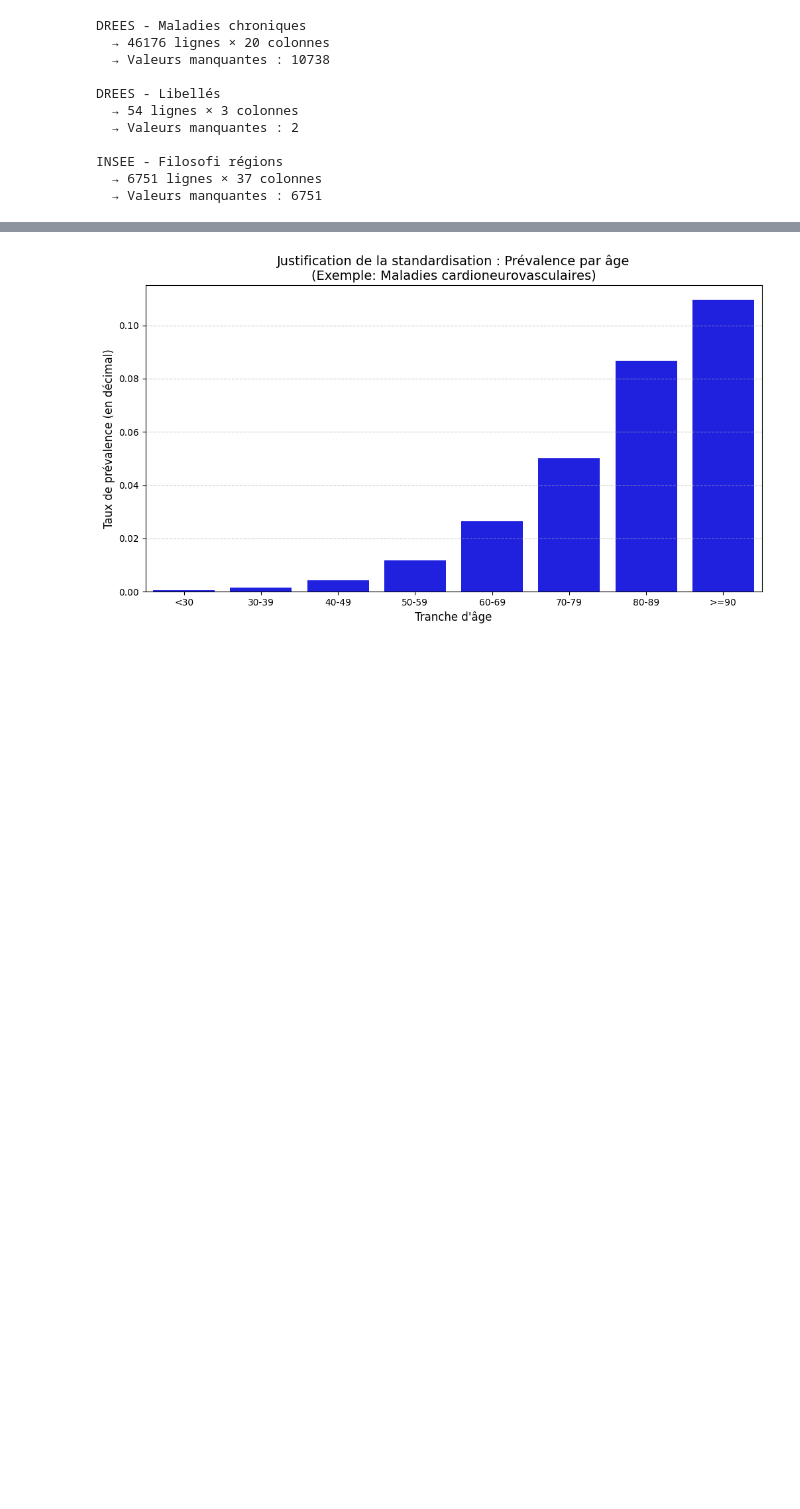
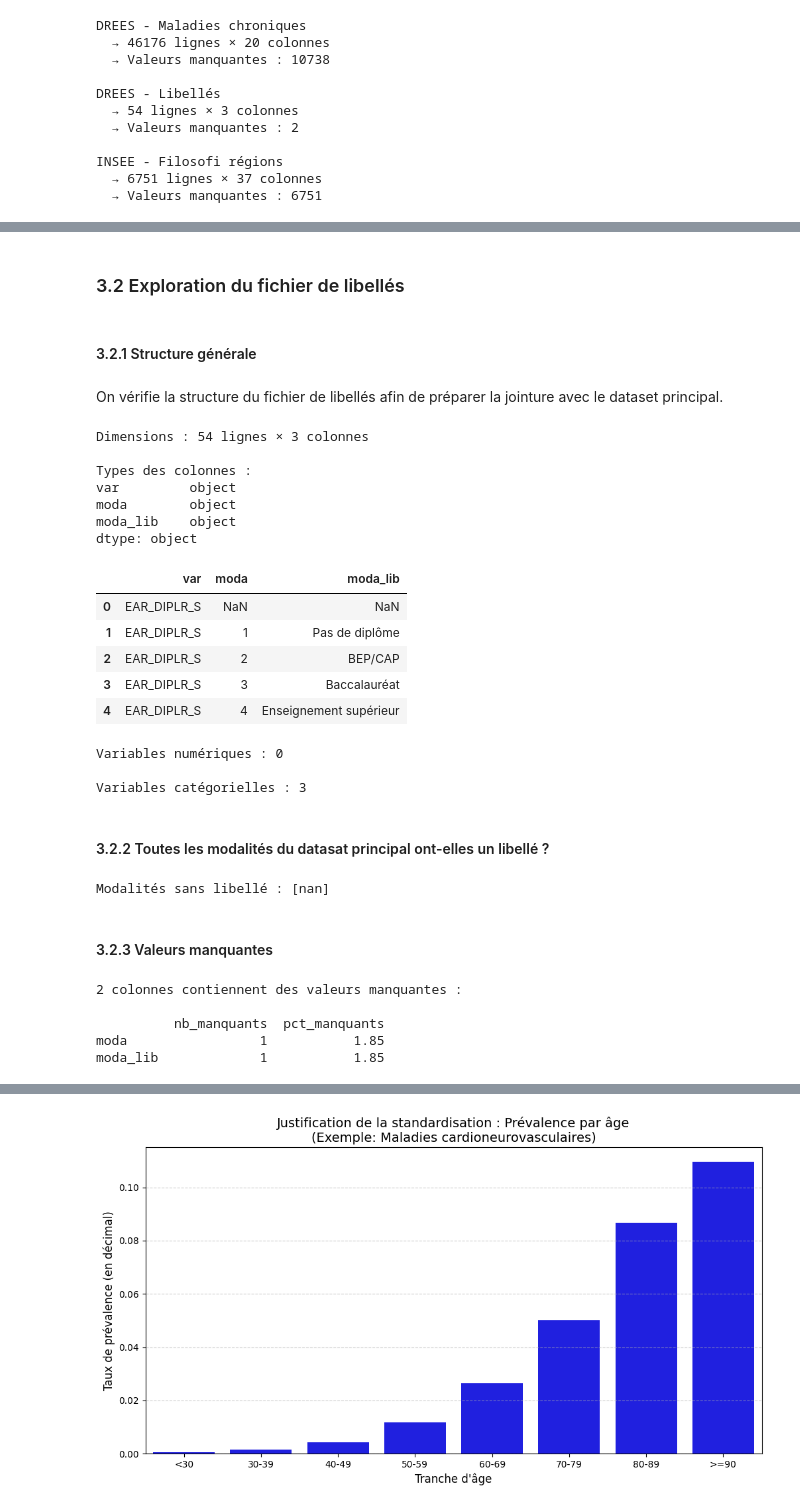
Before and after one commit to clemence-pinsard/projet_python_pour_datascience, a Jupyter notebook: projet.ipynb, the cells around one changed output, grey strips where cells are left out. Cells and saved outputs as stored; diff of their text form; code cells hidden in the pictures; blank space fills up the shorter version.

```diff
--- a/projet.ipynb
+++ b/projet.ipynb
@@ -206,0 +455,66 @@ INSEE - Filosofi régions
+# %% [markdown]
+### 3.2 Exploration du fichier de libellés
+# %% [markdown]
+#### 3.2.1 Structure générale
+# %% [markdown]
+On vérifie la structure du fichier de libellés afin de préparer la jointure avec le dataset principal.
+# %%
+# Dimensions et types
+print(f"Dimensions : {labels.shape[0]} lignes × {labels.shape[1]} colonnes\n")
+print("Types des colonnes :")
+print(labels.dtypes)
+labels.head(5)
+# %% [output]
+Dimensions : 54 lignes × 3 colonnes
+
+Types des colonnes :
+var         object
+moda        object
+moda_lib    object
+dtype: object
+|  | var | moda | moda_lib |
+| 0 | EAR_DIPLR_S | NaN | NaN |
+| 1 | EAR_DIPLR_S | 1 | Pas de diplôme |
+| 2 | EAR_DIPLR_S | 2 | BEP/CAP |
+| 3 | EAR_DIPLR_S | 3 | Baccalauréat |
+| 4 | EAR_DIPLR_S | 4 | Enseignement supérieur |
+# %%
+n_numeriques_labels = labels.select_dtypes(include='number').shape[1]
+n_categorielles_labels = labels.select_dtypes(include='object').shape[1]
+print(f"Variables numériques : {n_numeriques_labels}\n")
+print(f"Variables catégorielles : {n_categorielles_labels}\n")
+# %% [output]
+Variables numériques : 0
+
+Variables catégorielles : 3
+# %% [markdown]
+#### 3.2.2 Toutes les modalités du datasat principal ont-elles un libellé ?
+# %%
+# Vérification : toutes les modalités du dataset principal ont-elles un libellé ?
+modalites_drees = df['varGroupage'].unique()
+modalites_labels = labels.iloc[:, 0].unique()  # à ajuster selon le nom de colonne réel
+
+non_couverts = [m for m in modalites_drees if m not in modalites_labels]
+print(f"Modalités sans libellé : {non_couverts}")
+# %% [output]
+Modalités sans libellé : [nan]
+# %% [markdown]
+#### 3.2.3 Valeurs manquantes
+# %%
+# Valeurs manquantes par colonne
+missing_labels = labels.isnull().sum()
+missing_pct_labels = (missing_labels / len(labels) * 100).round(2)
+
+missing_labels = pd.DataFrame({
+    'nb_manquants': missing_labels,
+    'pct_manquants': missing_pct_labels
+}).query('nb_manquants > 0').sort_values('pct_manquants', ascending=False)
+
+print(f"{len(missing_labels)} colonnes contiennent des valeurs manquantes :\n")
+print(missing_labels)
+# %% [output]
+2 colonnes contiennent des valeurs manquantes :
+
+          nb_manquants  pct_manquants
+moda                 1           1.85
+moda_lib             1           1.85
```
Also changed, not shown: parts of 49 cells of this notebook.
